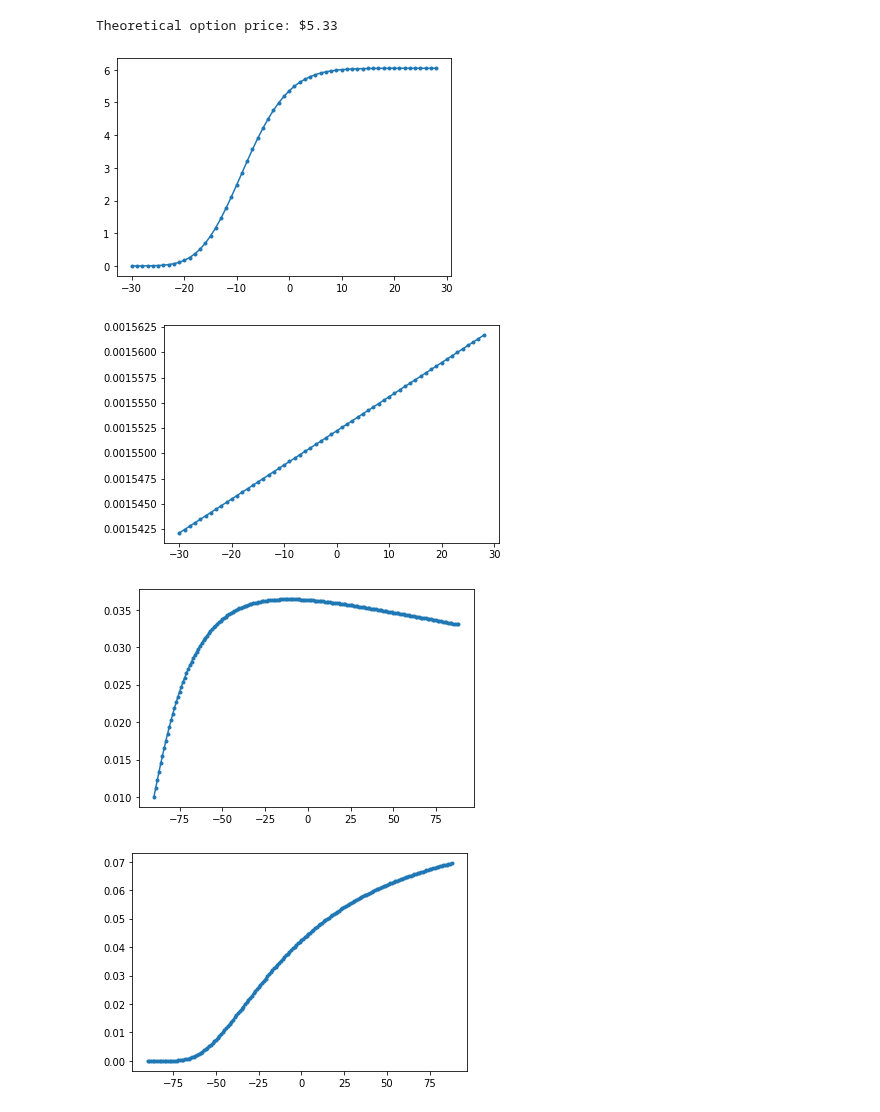
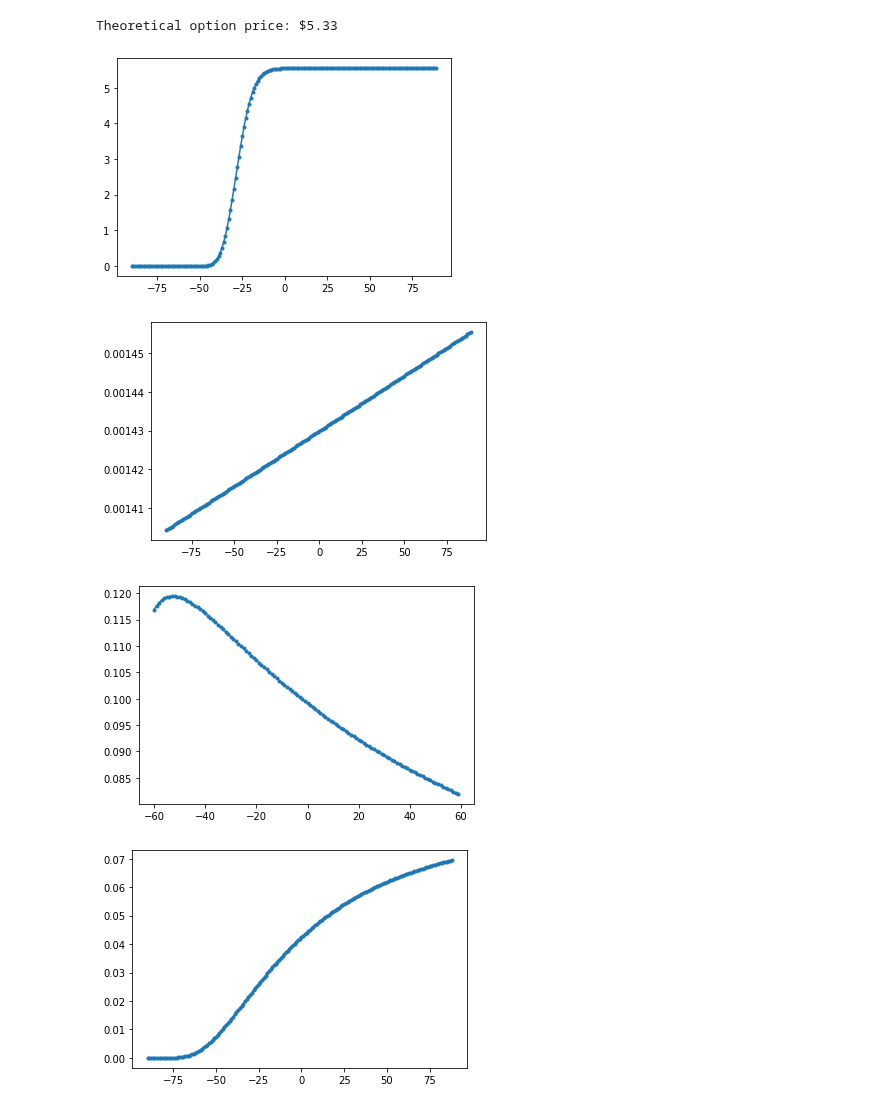
Before and after one commit to rbetzler/fun-times-in-python, a Jupyter notebook: scripts/data_science/data_explorer.ipynb, the cells around one changed output. Cells and saved outputs as stored; diff of their text form; code cells hidden in the pictures.

```diff
--- a/scripts/data_science/data_explorer.ipynb
+++ b/scripts/data_science/data_explorer.ipynb
@@ -97,23 +97,23 @@ print('Theoretical option price: $' + str(round(option.option_price, 2)))
 # %% [output]
 Theoretical option price: $5.33
 # %%
-deltas = option.delta(steps=30)
+deltas = option.get_greek(greek='delta', steps=90)
 plt.plot(deltas, marker='.')
 plt.show()
 # %% [output]
-[figure, old version]
+[figure, new version]
 # %%
-ros = option.ro(steps=30)
+ros = option.get_greek(greek='ro', steps=90)
 plt.plot(ros, marker='.')
 plt.show()
 # %% [output]
-[figure, old version]
+[figure, new version]
 # %%
-thetas = option.theta(steps=90)
+thetas = option.get_greek('theta', steps=60)
 plt.plot(thetas, marker='.')
 plt.show()
 # %% [output]
-[figure, old version]
+[figure, new version]
 # %%
 vegas = option.vega(steps=90)
 plt.plot(vegas, marker='.')
```
Also changed, not shown: 1 other file.
